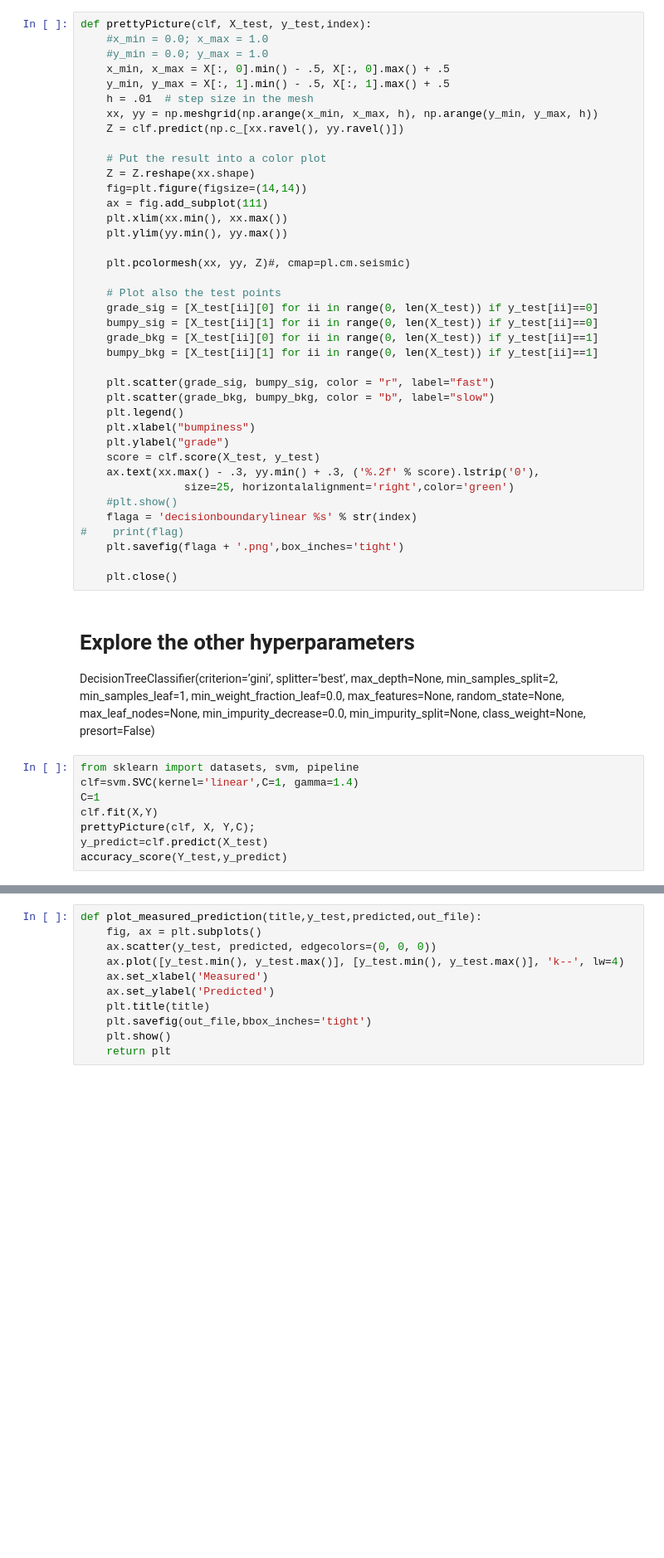
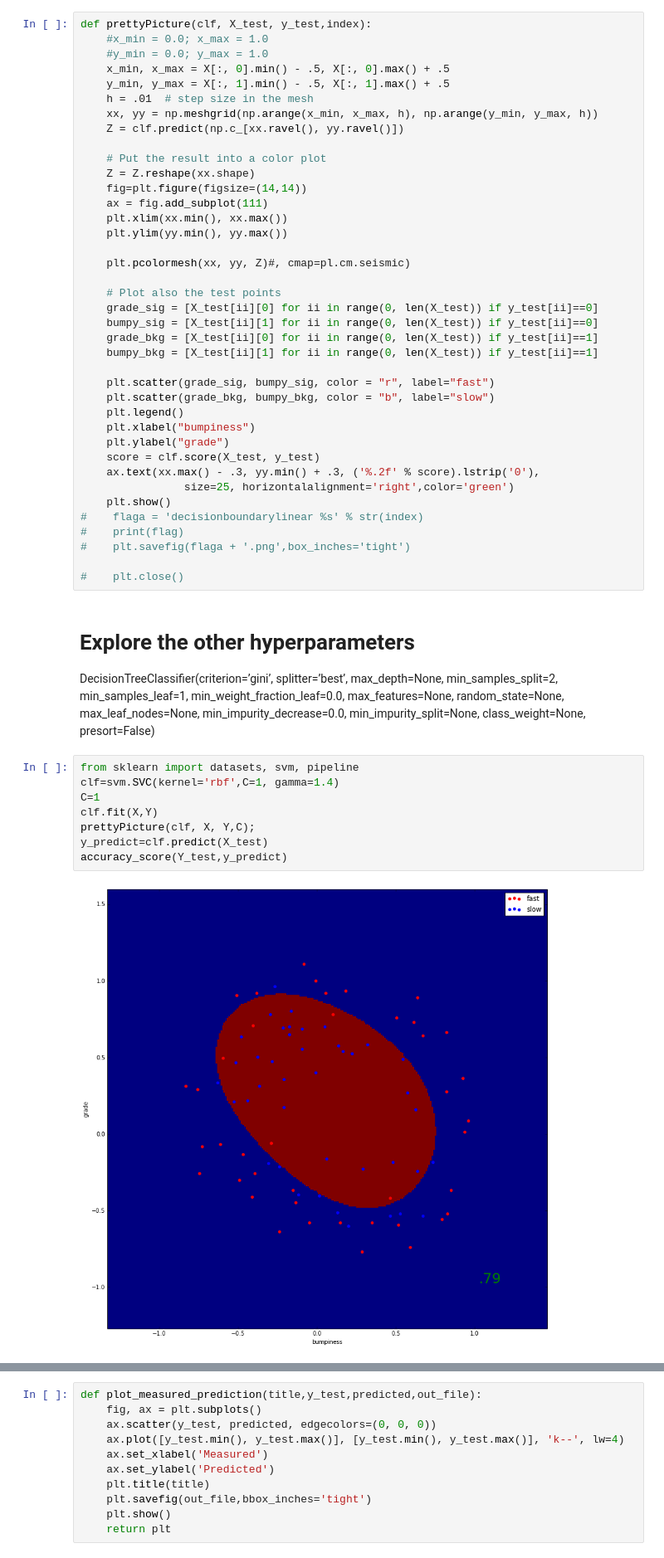
Before and after one commit to sintefmath/GeiloWinterSchool2018, a Jupyter notebook: course_material/svm.ipynb, the cells around one changed output, grey strips where cells are left out. Shown at 83% size. Drawn from its saved outputs; the diff is of its cells as text; blank space fills up the shorter version.

```diff
--- a/course_material/svm.ipynb
+++ b/course_material/svm.ipynb
@@ -320,22 +348,23 @@ def prettyPicture(clf, X_test, y_test,index):
     score = clf.score(X_test, y_test)
     ax.text(xx.max() - .3, yy.min() + .3, ('%.2f' % score).lstrip('0'),
                 size=25, horizontalalignment='right',color='green')
-    #plt.show()
-    flaga = 'decisionboundarylinear %s' % str(index)
+    plt.show()
+#    flaga = 'decisionboundarylinear %s' % str(index)
 #    print(flag)
-    plt.savefig(flaga + '.png',box_inches='tight')
+#    plt.savefig(flaga + '.png',box_inches='tight')
 
-    plt.close()
+#    plt.close()
 # %% [markdown]
 # Explore the other hyperparameters
 
 DecisionTreeClassifier(criterion=’gini’, splitter=’best’, max_depth=None, min_samples_split=2, min_samples_leaf=1, min_weight_fraction_leaf=0.0, max_features=None, random_state=None, max_leaf_nodes=None, min_impurity_decrease=0.0, min_impurity_split=None, class_weight=None, presort=False)
 # %%
 from sklearn import datasets, svm, pipeline
-clf=svm.SVC(kernel='linear',C=1, gamma=1.4)
+clf=svm.SVC(kernel='rbf',C=1, gamma=1.4)
 C=1
 clf.fit(X,Y)
 prettyPicture(clf, X, Y,C);
 y_predict=clf.predict(X_test)
 accuracy_score(Y_test,y_predict)
 # %% [output]
+[figure, added]
```
Also changed, not shown: parts of 11 cells of this notebook, 17 other files.
